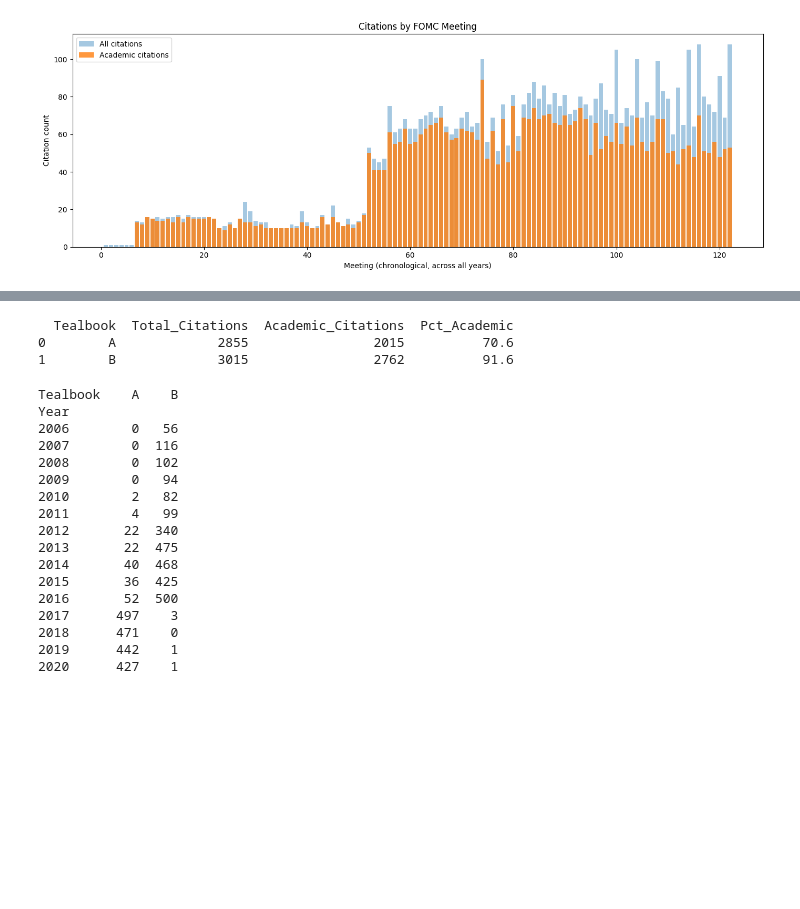
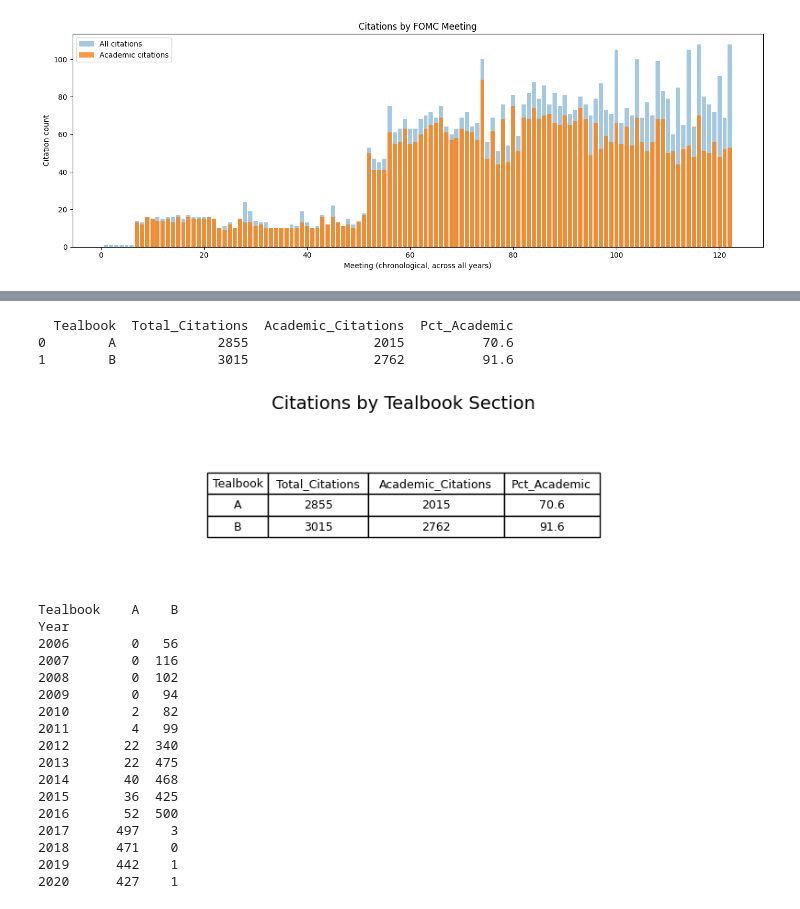
Before and after one commit to lianemm/fomc-citations, a Jupyter notebook: deal_EDA.ipynb, the cells around one changed output, grey strips where cells are left out. Saved outputs shown, nothing was run; the diff lists cells and outputs as text; code cells hidden in the pictures; blank space fills up the shorter version.

```diff
--- a/deal_EDA.ipynb
+++ b/deal_EDA.ipynb
@@ -208,15 +248,17 @@ Rows before truncation: 5870, after: 5806
 # %%
 by_tealbook = (
     df.groupby("Tealbook")
     .agg(Total_Citations=("Citation", "size"), Academic_Citations=("Is_Academic", "sum"))
     .reset_index()
 )
 by_tealbook["Pct_Academic"] = (by_tealbook["Academic_Citations"] / by_tealbook["Total_Citations"] * 100).round(1)
 print(by_tealbook)
+df_to_pdf_page(by_tealbook, pdf, title="Citations by Tealbook Section")
 # %% [output]
   Tealbook  Total_Citations  Academic_Citations  Pct_Academic
 0        A             2855                2015          70.6
 1        B             3015                2762          91.6
+[figure, added]
 # %%
 pivot = df[df["Is_Academic"]].pivot_table(
     index="Year", columns="Tealbook", values="Citation", aggfunc="size", fill_value=0
```
Also changed, not shown: parts of 14 cells of this notebook.
